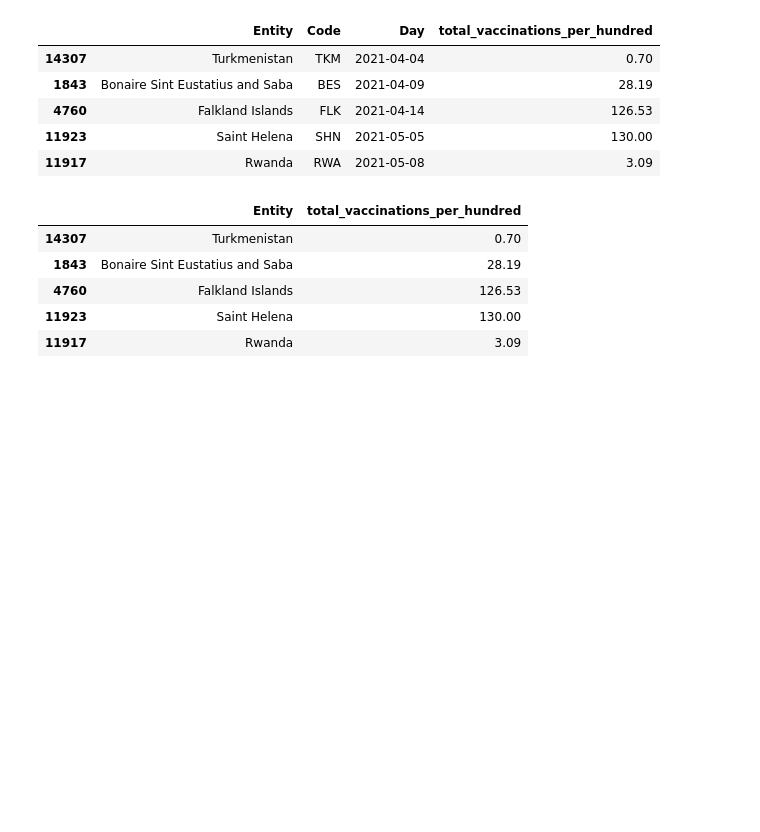
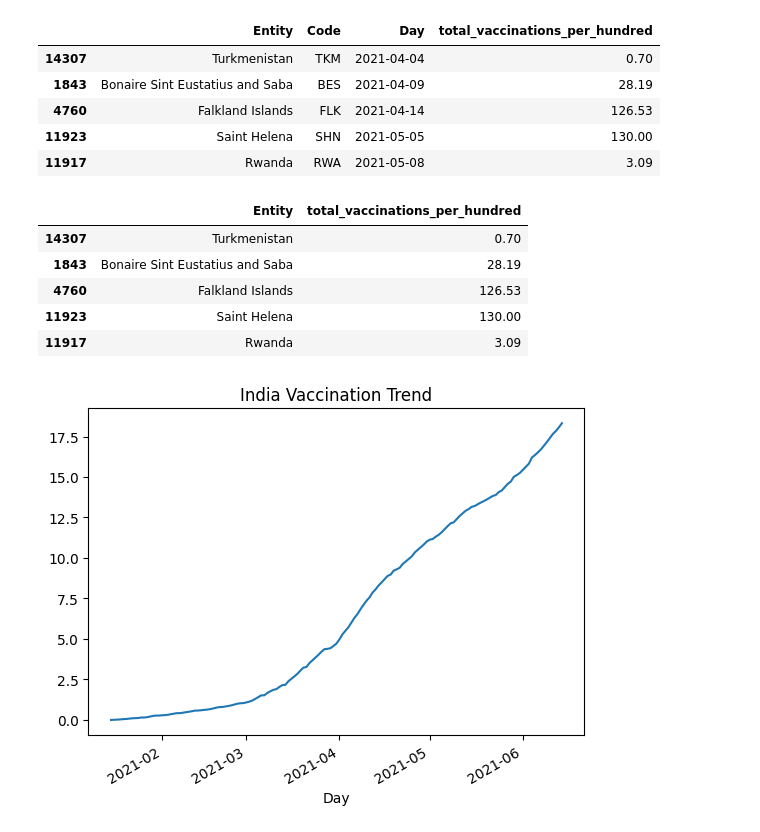
Before and after one commit to aliciaa-20/samsung-innovation-campus-2026, a Jupyter notebook: chapter-8-mini-projects/mini_project2.ipynb, the cells around one changed output. Saved outputs shown, nothing was run; the diff lists cells and outputs as text; code cells hidden in the pictures; blank space fills up the shorter version.

```diff
--- a/chapter-8-mini-projects/mini_project2.ipynb
+++ b/chapter-8-mini-projects/mini_project2.ipynb
@@ -183,6 +183,11 @@ map_data.head()
 | 4760 | Falkland Islands | 126.53 |
 | 11923 | Saint Helena | 130.00 |
 | 11917 | Rwanda | 3.09 |
+# %%
+df_country['total_vaccinations_per_hundred'].plot(title="India Vaccination Trend")
+plt.show()
+# %% [output]
+[figure, added]
 # %%
 coords = {
     "India": [28.6139, 77.2090],
```
Also changed, not shown: parts of 4 cells of this notebook, 5 other files.
